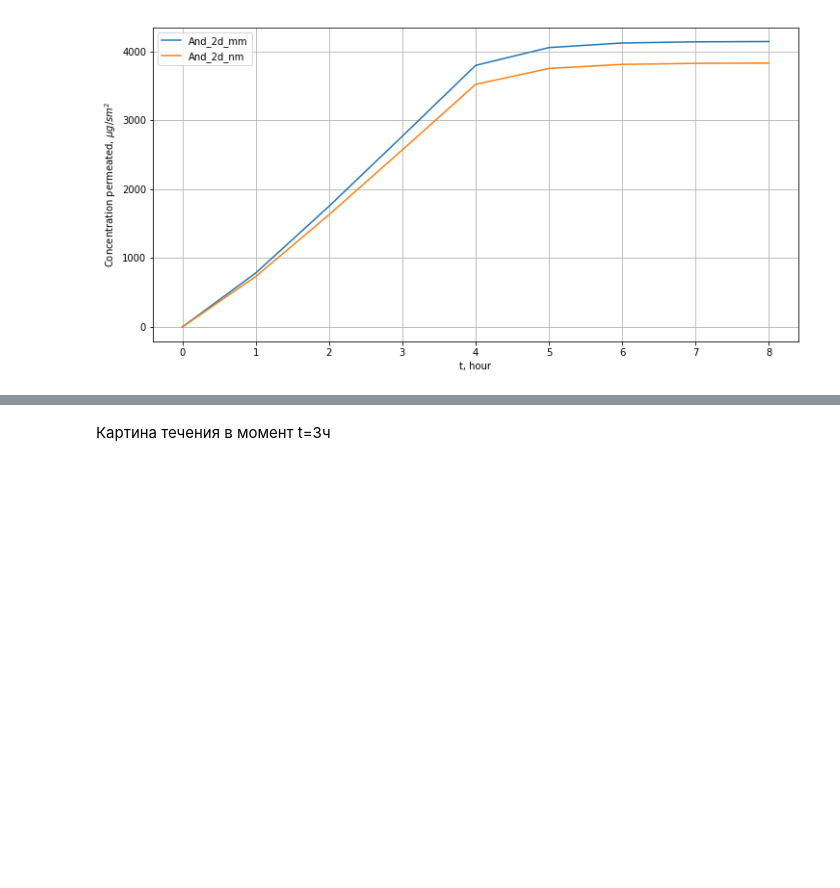
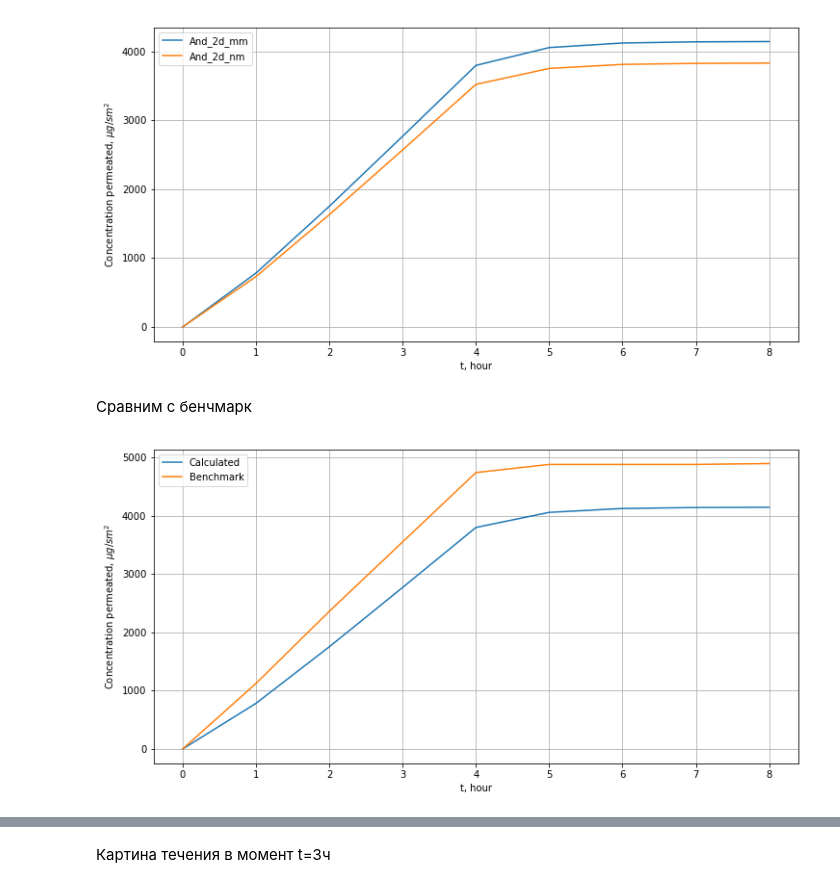
Before and after one commit to almaredan/TDD_Diffusion, a Jupyter notebook: TDD_of_verapamil.ipynb, the cells around one changed output, grey strips where cells are left out. Saved outputs shown, nothing was run; the diff lists cells and outputs as text; code cells hidden in the pictures; blank space fills up the shorter version.

Commit message:
Comparison with benchmark

```diff
--- a/TDD_of_verapamil.ipynb
+++ b/TDD_of_verapamil.ipynb
@@ -47,7 +48,7 @@ dz = constants['dz'][0][0]
 # %%
 plt.figure(figsize=(12,6))
 for key in ['And_2d_mm','And_2d_nm','Eich_2d_mm','Eich_2d_nm','Koike_2d_mm','Koike_2d_nm']:
-    Cb_time = data[key][0][0][1]
+    Cb_time = data2d[key][0][0][1]
     cb_dyn = []
     for cb in Cb_time:
         cb_dyn.append(np.sum(cb)*dx*dy*dz*9/Vb[key]/1e-5)
@@ -56,6 +57,7 @@ plt.legend()
 plt.grid()
 plt.ylabel(r'Cb, ng/L');
 plt.xlabel(r't, hour');
+plt.show()
 # %% [output]
 [figure]
 # %% [markdown]
@@ -63,7 +65,7 @@ plt.xlabel(r't, hour');
 # %%
 plt.figure(figsize=(12,6))
 for key in ['And_2d_mm','And_2d_nm']:
-    C_time = data[key][0][0][1]
+    C_time = data2d[key][0][0][1]
     fluxes = []
     c_permeated = [0]
     c = C_time[0]
@@ -75,5 +77,28 @@ plt.legend()
 plt.grid()
 plt.ylabel(r'Concentration permeated, $\mu g/sm^2$');
 plt.xlabel(r't, hour');
+plt.show()
 # %% [output]
 [figure]
+# %% [markdown]
+Сравним с бенчмарк
+# %%
+benchPerm = pd.read_csv('./andersen_met_perm.csv')
+plt.figure(figsize=(12,6))
+for key in ['And_2d_mm']:
+    C_time = data2d[key][0][0][1]
+    fluxes = []
+    c_permeated = [0]
+    c = C_time[0]
+    for c in C_time[1:]:
+        flux = -D*np.sum((c[11]-c[9])[20:29]/dx*1000)/9
+        c_permeated.append(flux*3600+c_permeated[-1])
+    plt.plot(c_permeated, label='Calculated')
+plt.plot(benchPerm.time, benchPerm['concentration'], label='Benchmark')
+plt.legend()
+plt.grid()
+plt.ylabel(r'Concentration permeated, $\mu g/sm^2$');
+plt.xlabel(r't, hour');
+plt.show()
+# %% [output]
+[figure, added]
```
Also changed, not shown: parts of 3 cells of this notebook, 4 other files.
